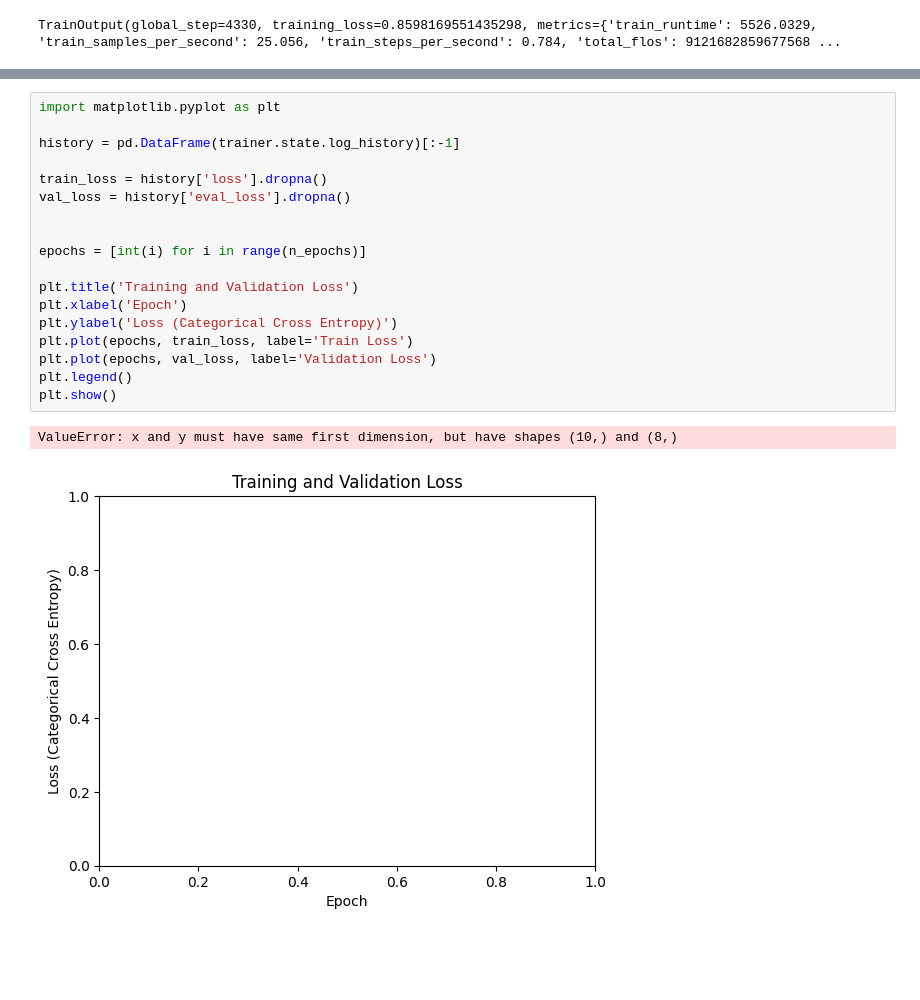
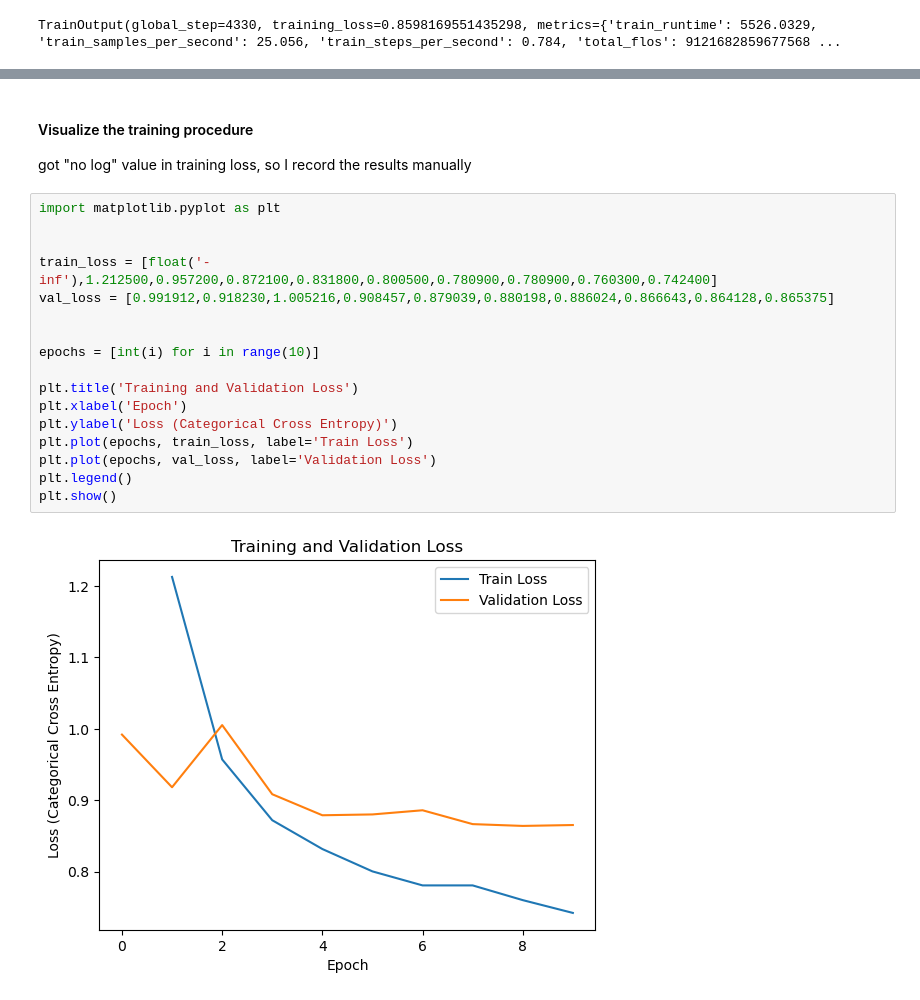
Before and after one commit to joycetaoyuuu/dsan-6600, a Jupyter notebook: code/deberta.ipynb, the cells around one changed output, grey strips where cells are left out. Cells and saved outputs as stored; diff of their text form; blank space fills up the shorter version.

Commit message:
DeBERTa code commenting & error correction

```diff
--- a/code/deberta.ipynb
+++ b/code/deberta.ipynb
@@ -122,21 +160,23 @@ TrainOutput(global_step=4330, training_loss=0.8598169551435298, metrics={'train_
+# %% [markdown]
+#### Visualize the training procedure
+
+got "no log" value in training loss, so I record the results manually
 # %%
 import matplotlib.pyplot as plt
 
-history = pd.DataFrame(trainer.state.log_history)[:-1]
 
-train_loss = history['loss'].dropna()
-val_loss = history['eval_loss'].dropna()
+train_loss = [float('-inf'),1.212500,0.957200,0.872100,0.831800,0.800500,0.780900,0.780900,0.760300,0.742400]
+val_loss = [0.991912,0.918230,1.005216,0.908457,0.879039,0.880198,0.886024,0.866643,0.864128,0.865375]
 
 
-epochs = [int(i) for i in range(n_epochs)]
+epochs = [int(i) for i in range(10)]
 
 plt.title('Training and Validation Loss')
 plt.xlabel('Epoch')
 plt.ylabel('Loss (Categorical Cross Entropy)')
 plt.plot(epochs, train_loss, label='Train Loss')
 plt.plot(epochs, val_loss, label='Validation Loss')
 plt.legend()
 plt.show()
 # %% [output]
-ValueError: x and y must have same first dimension, but have shapes (10,) and (8,)
-[figure, old version]
+[figure, new version]
```
Also changed, not shown: parts of 10 cells of this notebook.
